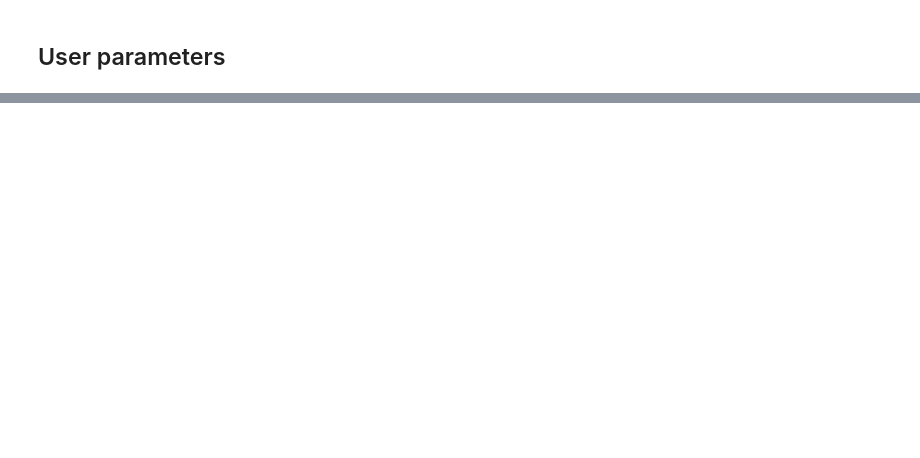
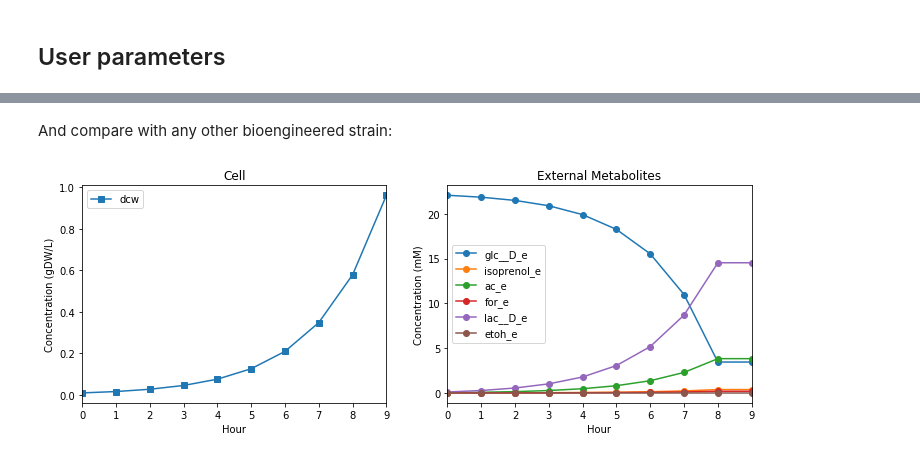
Before and after one commit to juanneilson/multiomicspaper, a Jupyter notebook: OMG_restructure_notebook.ipynb, the cells around one changed output, grey strips where cells are left out. Cells and saved outputs as stored; diff of their text form; code cells hidden in the pictures; blank space fills up the shorter version.

```diff
--- a/OMG_restructure_notebook.ipynb
+++ b/OMG_restructure_notebook.ipynb
@@ -482,0 +506,4 @@ dtype: float64
+# %%
+design_df = pd.read_csv(f'{user_params["designfilepath"]}/{user_params["designfile"]}')
+
+design_df = design_df.loc[0:9,:] # Truncate this data frame for faster testing!!!
@@ -482,0 +526,6 @@ dtype: float64
+# %%
+%%time
+solutionsMOMA_TS = {}
+for i in range(design_df.shape[0]):
+    design = design_df.loc[i,:]
+    solutionsMOMA_TS[i] = getBEFluxes(model_TS, design, solution_TS, grid)
@@ -482,0 +537,5 @@ dtype: float64
+# %%
+i=0
+print(str(design_df.loc[i,:])+'\n')
+for rxn in ['CS','PPC','PFL']:
+    print(str(rxn)+": "+str(solutionsMOMA_TS[i][5].fluxes[rxn]))
@@ -482,0 +559,6 @@ dtype: float64
+# %%
+%%time
+cellsEmetsBE = {}
+for i in range(design_df.shape[0]):
+    cell, Emets = integrate_fluxes(solutionsMOMA_TS[i], model_TS, user_params['ext_metabolites'], grid, BIOMASS_REACTION_ID)
+    cellsEmetsBE[i] = (cell, Emets)
@@ -482,0 +590,8 @@ dtype: float64
+# %% [markdown]
+And compare with any other bioengineered strain:
+# %%
+i = 2
+cellBE, EmetsBE = cellsEmetsBE[i]
+plot_DO_extmets(cellBE, EmetsBE[['glc__D_e','isoprenol_e','ac_e','for_e','lac__D_e','etoh_e']])
+# %% [output]
+[figure, added]
```
Also changed, not shown: parts of 73 cells of this notebook, 1 other file.
